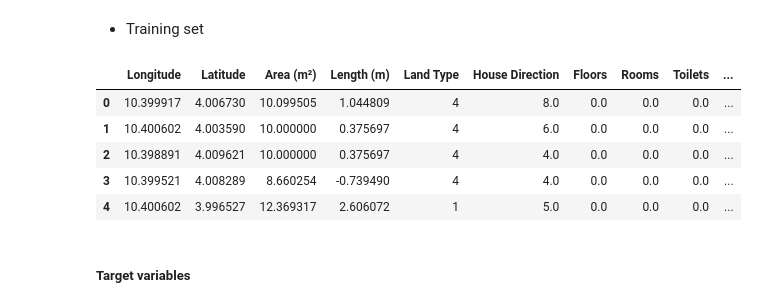
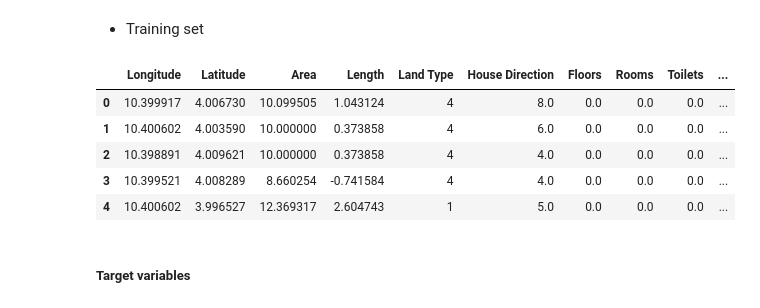
Before and after one commit to LuniuLun/RealEstate, a Jupyter notebook: MachineLearning/RealEstateValuation/RandomForestRegressor.ipynb, the cells around one changed output. Saved outputs shown, nothing was run; the diff lists cells and outputs as text; code cells hidden in the pictures.

```diff
--- a/MachineLearning/RealEstateValuation/RandomForestRegressor.ipynb
+++ b/MachineLearning/RealEstateValuation/RandomForestRegressor.ipynb
@@ -54,15 +54,15 @@ df.head()
 # %% [markdown]
 - Training set
 # %%
-x = df.drop(columns=["Price", "Legal Status", "Width (m)"])
+x = df.drop(columns=["Price", "Legal Status", "Width"])
 x.head()
 # %% [output]
-|  | Longitude | Latitude | Area (m²) | Length (m) | Land Type | House Direction | Floors | Rooms | Toilets | ... |
-| 0 | 10.399917 | 4.006730 | 10.099505 | 1.044809 | 4 | 8.0 | 0.0 | 0.0 | 0.0 | ... |
-| 1 | 10.400602 | 4.003590 | 10.000000 | 0.375697 | 4 | 6.0 | 0.0 | 0.0 | 0.0 | ... |
-| 2 | 10.398891 | 4.009621 | 10.000000 | 0.375697 | 4 | 4.0 | 0.0 | 0.0 | 0.0 | ... |
-| 3 | 10.399521 | 4.008289 | 8.660254 | -0.739490 | 4 | 4.0 | 0.0 | 0.0 | 0.0 | ... |
-| 4 | 10.400602 | 3.996527 | 12.369317 | 2.606072 | 1 | 5.0 | 0.0 | 0.0 | 0.0 | ... |
+|  | Longitude | Latitude | Area | Length | Land Type | House Direction | Floors | Rooms | Toilets | ... |
+| 0 | 10.399917 | 4.006730 | 10.099505 | 1.043124 | 4 | 8.0 | 0.0 | 0.0 | 0.0 | ... |
+| 1 | 10.400602 | 4.003590 | 10.000000 | 0.373858 | 4 | 6.0 | 0.0 | 0.0 | 0.0 | ... |
+| 2 | 10.398891 | 4.009621 | 10.000000 | 0.373858 | 4 | 4.0 | 0.0 | 0.0 | 0.0 | ... |
+| 3 | 10.399521 | 4.008289 | 8.660254 | -0.741584 | 4 | 4.0 | 0.0 | 0.0 | 0.0 | ... |
+| 4 | 10.400602 | 3.996527 | 12.369317 | 2.604743 | 1 | 5.0 | 0.0 | 0.0 | 0.0 | ... |
 # %% [markdown]
 ##### Target variables
 # %% [markdown]
```
Also changed, not shown: parts of 13 cells of this notebook, 6 other files.
